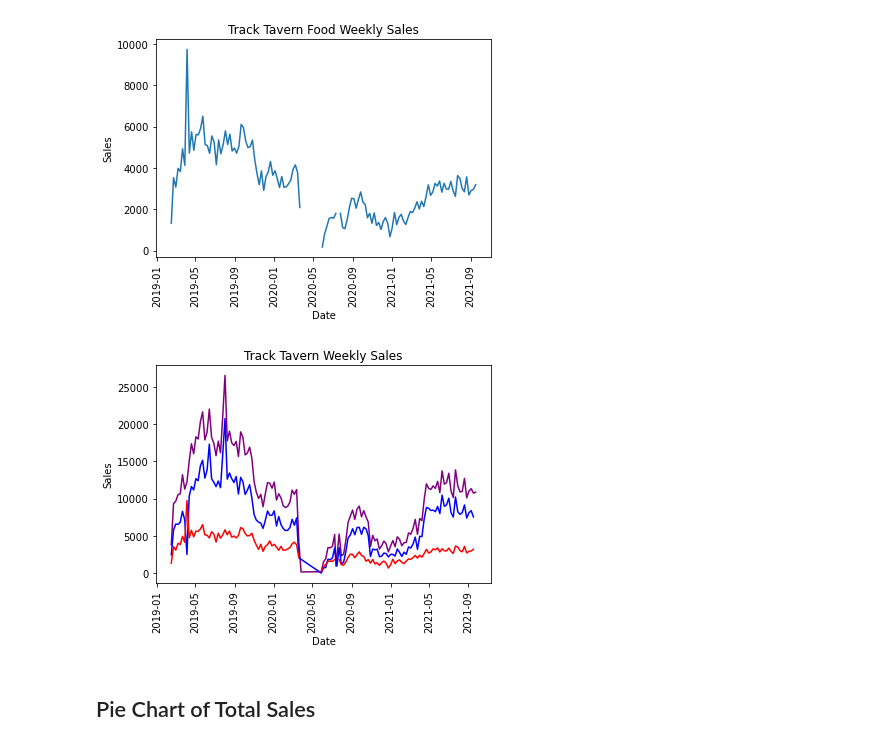
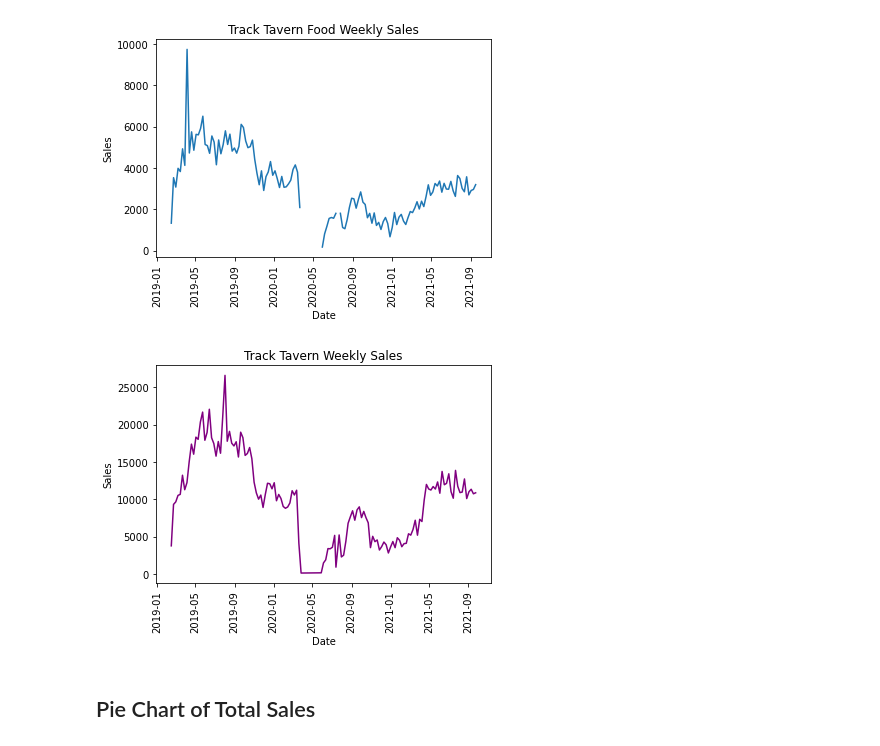
Before and after one commit to jilias/Tracks_Tavern_Data, a Jupyter notebook: processing/sales_etl.ipynb, the cells around one changed output. Drawn from its saved outputs; the diff is of its cells as text; code cells hidden in the pictures.

```diff
--- a/processing/sales_etl.ipynb
+++ b/processing/sales_etl.ipynb
@@ -199,20 +199,20 @@ plt.show()
 [figure]
 # %%
 plt.plot(complete_total_weekly_sales.index, complete_total_weekly_sales['Total Sales Amount'], color='purple', label='Total Sales')
-plt.plot(liquor_total_weekly_sales.index, liquor_total_weekly_sales['Licor_Sales_Amount'], color='blue', label='Total Sales')
-plt.plot(food_total_weekly_sales.index, food_total_weekly_sales['Food_Sales_Amount'], color='red', label='Food Sales')
+# plt.plot(liquor_total_weekly_sales.index, liquor_total_weekly_sales['Licor_Sales_Amount'], color='blue', label='Total Sales')
+# plt.plot(food_total_weekly_sales.index, food_total_weekly_sales['Food_Sales_Amount'], color='red', label='Food Sales')
 
 # Create labels for the X and Y axis
 plt.xlabel("Date")
 plt.ylabel("Sales")
 plt.title('Track Tavern Weekly Sales')
 plt.xticks(rotation=90)
 
 # Save and display the chart
 #plt.savefig("")
 plt.show()
 # %% [output]
-[figure, old version]
+[figure, new version]
 # %% [markdown]
 ## Pie Chart of Total Sales
 # %%
```
Also changed, not shown: parts of 3 cells of this notebook, 8 other files.
